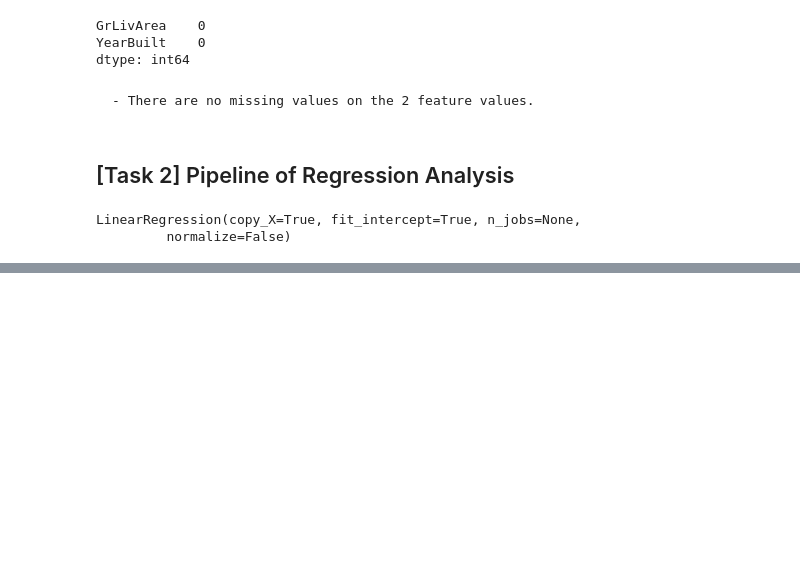
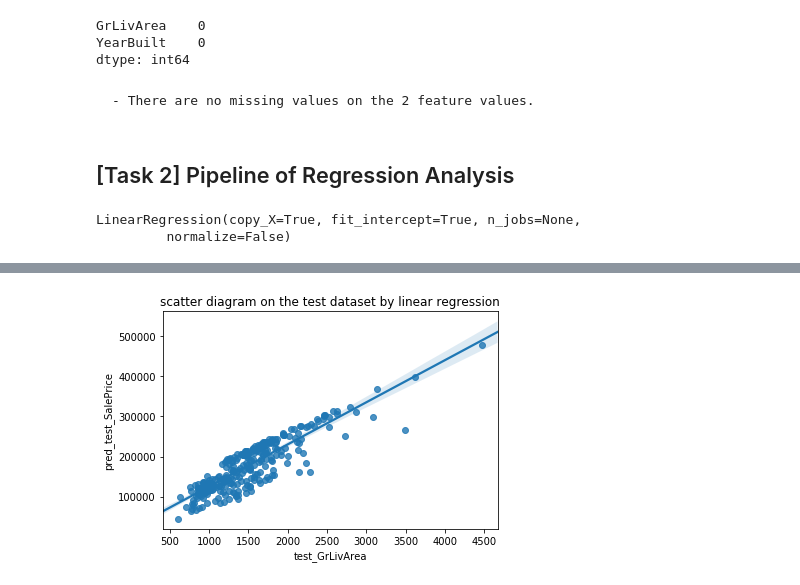
Before and after one commit to egupiii/dic_ml, a Jupyter notebook: week4/week4-work2.ipynb, the cells around one changed output, grey strips where cells are left out. Drawn from its saved outputs; the diff is of its cells as text; code cells hidden in the pictures; blank space fills up the shorter version.

```diff
--- a/week4/week4-work2.ipynb
+++ b/week4/week4-work2.ipynb
@@ -190,0 +258,9 @@ array([232622.20382914, 161748.95310014, 237763.19633558, ...,
+# %%
+sns.regplot(X_test.values[:,0], lreg_y_test_pred)
+
+plt.title("scatter diagram on the test dataset by linear regression")
+plt.xlabel("test_GrLivArea")
+plt.ylabel("pred_test_SalePrice")
+plt.show()
+# %% [output]
+[figure, added]
```
Also changed, not shown: parts of 47 cells of this notebook.
